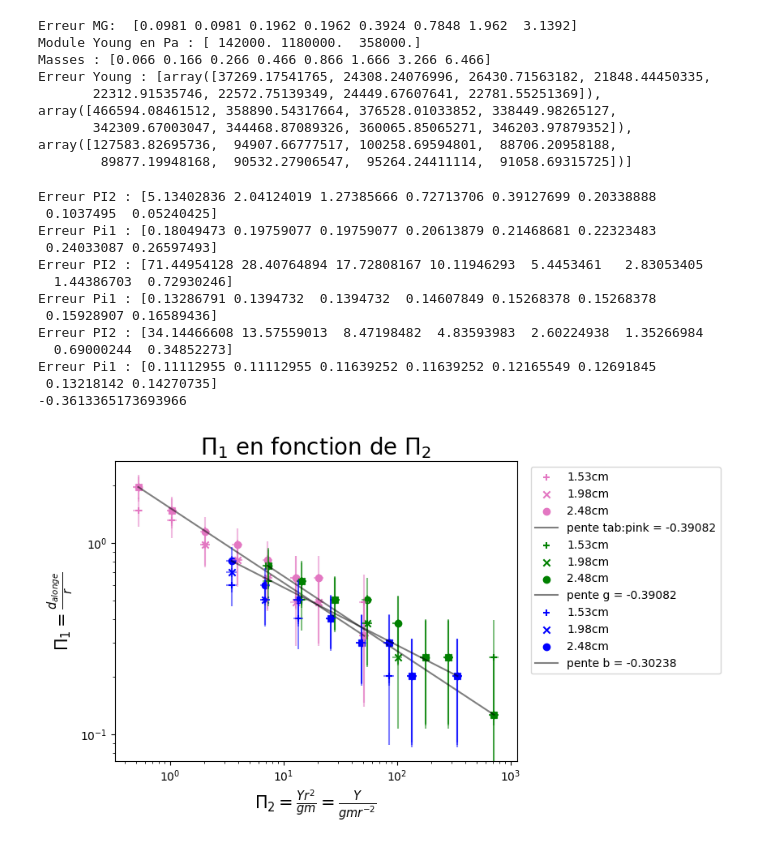
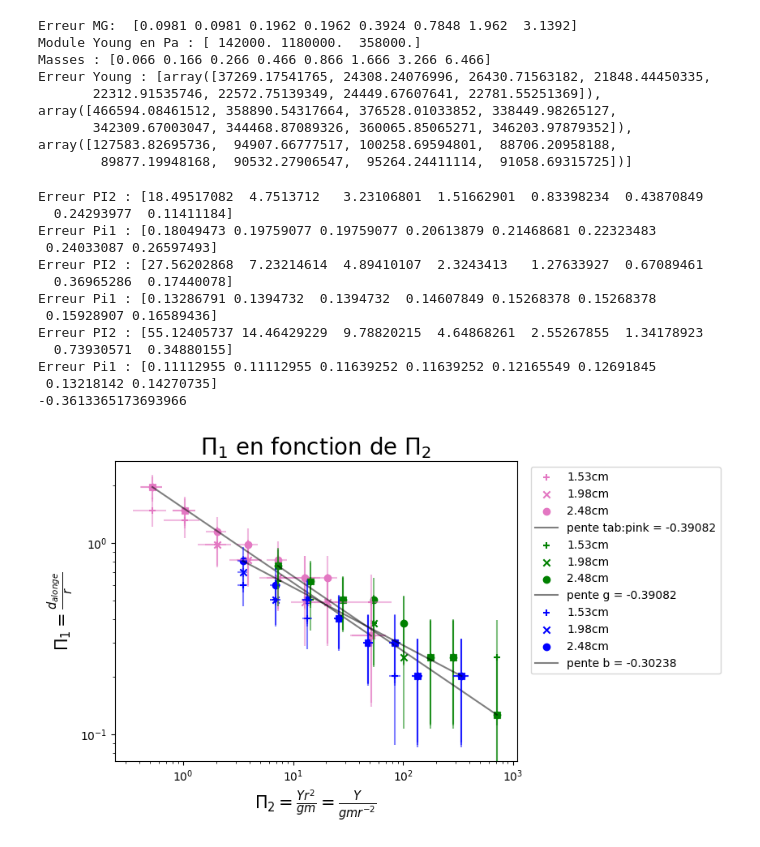
Before and after one commit to erdicn/ContactDeHertz, a Jupyter notebook: Hertz.ipynb, the cells around one changed output. Drawn from its saved outputs; the diff is of its cells as text; code cells hidden in the pictures.

```diff
--- a/Hertz.ipynb
+++ b/Hertz.ipynb
@@ -164,9 +164,9 @@ def TousSur1Graph(nb, alongations, Masses, Rayons, nomGraph, Youngs, AX, COLOR,
         X = PI2[nb]#Pi2(Youngs, Masses, Rayons[i])
         Y = PI1[nb][i]#Pi1(alongations[i], Rayons[i])
         Pi2_err = (Young_err[nb]/YoungPa[i] + errMasse/Masses + 2*(err_Rayons[i]/Rayons[i])) * X
-        # if nb >= 1:
-        #     Pi2_err = PI2_ERR[0]*nb
-        Pi2_err = X/10
+        if nb >= 1:
+            Pi2_err = PI2_ERR[0]*nb
+        # Pi2_err = X/10
         Pi1_err = (2.5e-3)/alongations[i]*Y + err_Rayons[i]/Rayons[i]*Y
         # WHAT the £µ&%§!
         # Yr2 = Y[nb]*Rayons[i]**2
@@ -195,40 +195,40 @@ def TousSur1Graph(nb, alongations, Masses, Rayons, nomGraph, Youngs, AX, COLOR,
     AX.plot([minx, maxx], [miny, maxy], c = "k", alpha = 0.5, label = "pente "+ COLOR +" = %.5f" %pente)
     # pas touche la mouche
     plt.legend(bbox_to_anchor=(1.02, 1.0),loc='upper left')
     plt.title("$\Pi_1$ en fonction de $\Pi_2$", fontsize = 20)
     plt.xlabel("$\Pi_2 = \\frac{Yr^2}{gm} = \\frac{Y}{gmr^{-2}}$", fontsize = 15)
     plt.ylabel("$\Pi_1 = \\frac{d_{alonge}}{r}$", fontsize = 15)
     if loglog:
         AX.set_xscale('log')
         # AX.set_yscale('log')
         AX.set_yscale('log')
     return pente
     #plt.savefig("image.png")
 COLORS = ["tab:pink", "g", "b"]
 fig, AX = plt.subplots()
 PENTES = []
 for i in range(len(ToutLesSpheres)):
     PENTES.append(TousSur1Graph(i, ToutLesSpheres[i], Masses, Rayons, Noms[i], YoungPa[i], AX, COLORS[i], loglog = True))
 ALPHA = np.average(PENTES)
 print(ALPHA)
 plt.savefig("Tous.png", dpi = 500)
 plt.show()
 plt.close()
 # %% [output]
-Erreur PI2 : [5.13402836 2.04124019 1.27385666 0.72713706 0.39127699 0.20338888
- 0.1037495  0.05240425]
+Erreur PI2 : [18.49517082  4.7513712   3.23106801  1.51662901  0.83398234  0.43870849
+  0.24293977  0.11411184]
 Erreur Pi1 : [0.18049473 0.19759077 0.19759077 0.20613879 0.21468681 0.22323483
  0.24033087 0.26597493]
-Erreur PI2 : [71.44954128 28.40764894 17.72808167 10.11946293  5.4453461   2.83053405
-  1.44386703  0.72930246]
+Erreur PI2 : [27.56202868  7.23214614  4.89410107  2.3243413   1.27633927  0.67089461
+  0.36965286  0.17440078]
 Erreur Pi1 : [0.13286791 0.1394732  0.1394732  0.14607849 0.15268378 0.15268378
  0.15928907 0.16589436]
-Erreur PI2 : [34.14466608 13.57559013  8.47198482  4.83593983  2.60224938  1.35266984
-  0.69000244  0.34852273]
+Erreur PI2 : [55.12405737 14.46429229  9.78820215  4.64868261  2.55267855  1.34178923
+  0.73930571  0.34880155]
 Erreur Pi1 : [0.11112955 0.11112955 0.11639252 0.11639252 0.12165549 0.12691845
  0.13218142 0.14270735]
 -0.3613365173693966
-[figure, old version]
+[figure, new version]
 # %%
 # def valeurs(Y, r, m, g = 9.81):
 #     val = r*(((Y * r**2) / (g * m))**(ALPHA))
```
Also changed, not shown: parts of 1 cell of this notebook, 1 other file.
